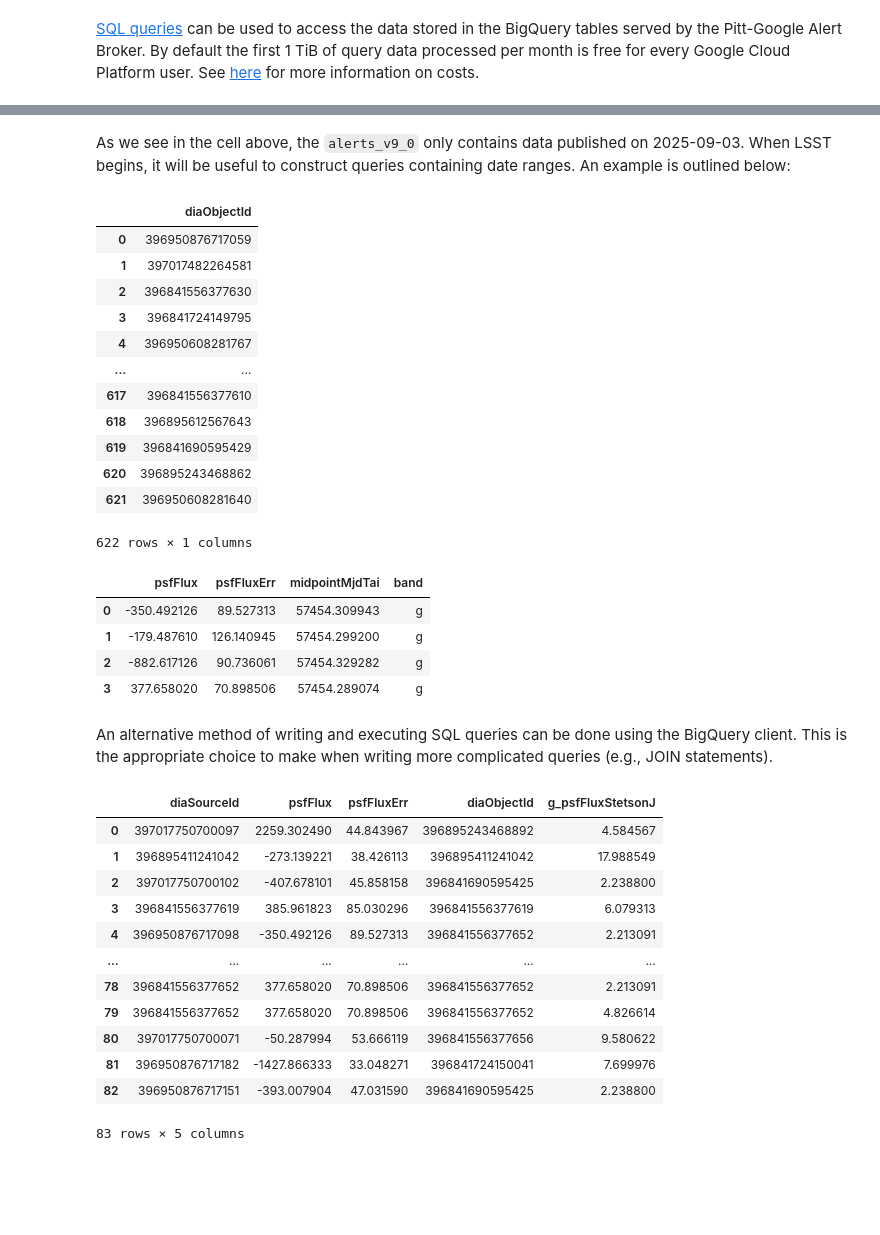
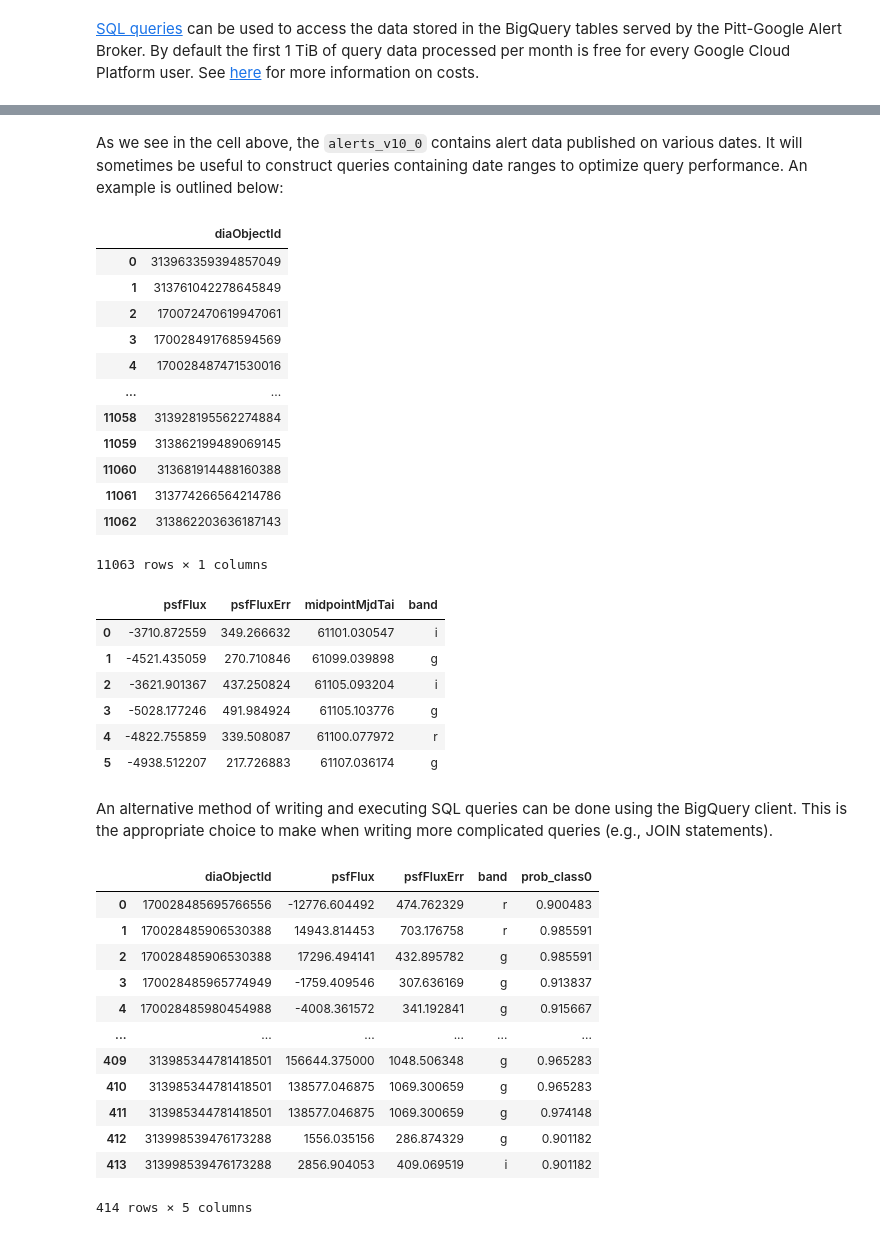
Before and after one commit to mwvgroup/pittgoogle-user-demos, a Jupyter notebook: bigquery/access_lsst_data.ipynb, the cells around one changed output, grey strips where cells are left out. Cells and saved outputs as stored; diff of their text form; code cells hidden in the pictures; blank space fills up the shorter version.

Commit message:
Update BigQuery notebook (#36)
* update resource names and query examples

* add prerequisites

```diff
--- a/bigquery/access_simulated_lsst_data.ipynb
+++ b/bigquery/access_lsst_data.ipynb
@@ -135,68 +156,72 @@ alerts_tbl.query(columns=["DISTINCT(DATE(kafkaPublishTimestamp))"])
 # %% [markdown]
-As we see in the cell above, the `alerts_v9_0` only contains data published on 2025-09-03. When LSST begins, it will be useful to construct queries containing date ranges. An example is outlined below:
+As we see in the cell above, the `alerts_v10_0` contains alert data published on various dates. It will sometimes be useful to construct queries containing date ranges to optimize query performance. An example is outlined below:
 # %%
 column = ["DISTINCT(diaObject.diaObjectId)"]
-where = 'DATE(kafkaPublishTimestamp) BETWEEN "2025-09-01" AND "2025-09-05"'
+where = 'DATE(kafkaPublishTimestamp) BETWEEN "2026-02-28" AND "2026-03-08"'
 alerts_tbl.query(columns=column, where=where)
 # %% [output]
 |  | diaObjectId |
-| 0 | 396950876717059 |
-| 1 | 397017482264581 |
-| 2 | 396841556377630 |
-| 3 | 396841724149795 |
-| 4 | 396950608281767 |
+| 0 | 313963359394857049 |
+| 1 | 313761042278645849 |
+| 2 | 170072470619947061 |
+| 3 | 170028491768594569 |
+| 4 | 170028487471530016 |
 | ... | ... |
-| 617 | 396841556377610 |
-| 618 | 396895612567643 |
-| 619 | 396841690595429 |
-| 620 | 396895243468862 |
-| 621 | 396950608281640 |
+| 11058 | 313928195562274884 |
+| 11059 | 313862199489069145 |
+| 11060 | 313681914488160388 |
+| 11061 | 313774266564214786 |
+| 11062 | 313862203636187143 |
-622 rows × 1 columns
+11063 rows × 1 columns
 # %%
 # define query parameters
 column = ["diaSource.psfFlux, diaSource.psfFluxErr, diaSource.midpointMjdTai, diaSource.band"]
-where = 'DATE(kafkaPublishTimestamp) = "2025-09-03" AND diaObject.diaObjectId = 396841556377652'
+where = 'DATE(kafkaPublishTimestamp) BETWEEN "2026-02-28" AND "2026-03-08" AND diaObject.diaObjectId = 313761042278645849'
 
 # execute query
 photometry = alerts_tbl.query(columns=column, where=where)
 photometry
 # %% [output]
 |  | psfFlux | psfFluxErr | midpointMjdTai | band |
-| 0 | -350.492126 | 89.527313 | 57454.309943 | g |
-| 1 | -179.487610 | 126.140945 | 57454.299200 | g |
-| 2 | -882.617126 | 90.736061 | 57454.329282 | g |
-| 3 | 377.658020 | 70.898506 | 57454.289074 | g |
+| 0 | -3710.872559 | 349.266632 | 61101.030547 | i |
+| 1 | -4521.435059 | 270.710846 | 61099.039898 | g |
+| 2 | -3621.901367 | 437.250824 | 61105.093204 | i |
+| 3 | -5028.177246 | 491.984924 | 61105.103776 | g |
+| 4 | -4822.755859 | 339.508087 | 61100.077972 | r |
+| 5 | -4938.512207 | 217.726883 | 61107.036174 | g |
 # %% [markdown]
 An alternative method of writing and executing SQL queries can be done using the BigQuery client. This is the appropriate choice to make when writing more complicated queries (e.g., JOIN statements).
 # %%
 bqclient = pittgoogle.bigquery.Client() # load the BigQuery client
 
 sql_query = f"""
 SELECT
-  alerts.diaSourceId,
+  alerts.diaObject.diaObjectId,
   alerts.diaSource.psfFlux AS psfFlux,
   alerts.diaSource.psfFluxErr AS psfFluxErr,
-  alerts.diaObject.diaObjectId,
-  var.g_psfFluxStetsonJ
-FROM `{pgb_project}.lsst_simulated.alerts_v9_0` AS alerts
-INNER JOIN `{pgb_project}.lsst_simulated.variability` AS var
-  ON alerts.diaObject.diaObjectId = var.diaObjectId
-WHERE var.g_psfFluxStetsonJ > 2
-  AND var.n_detections_g_band > 3
+  alerts.diaSource.band,
+  snn.prob_class0
+FROM `pitt-alert-broker.lsst.alerts_v10_0` AS alerts
+INNER JOIN `pitt-alert-broker.lsst.supernnova` AS snn
+  ON alerts.diaObject.diaObjectId = snn.diaObjectId
+WHERE
+  snn.prob_class0 > 0.9
+  AND (DATE(alerts.kafkaPublishTimestamp) BETWEEN "2026-02-28" AND "2026-03-08")
+ORDER BY alerts.diaSource.diaObjectId
 """
 
 bqclient.query(query=sql_query)
 # %% [output]
-|  | diaSourceId | psfFlux | psfFluxErr | diaObjectId | g_psfFluxStetsonJ |
-| 0 | 397017750700097 | 2259.302490 | 44.843967 | 396895243468892 | 4.584567 |
-| 1 | 396895411241042 | -273.139221 | 38.426113 | 396895411241042 | 17.988549 |
-| 2 | 397017750700102 | -407.678101 | 45.858158 | 396841690595425 | 2.238800 |
-| 3 | 396841556377619 | 385.961823 | 85.030296 | 396841556377619 | 6.079313 |
-| 4 | 396950876717098 | -350.492126 | 89.527313 | 396841556377652 | 2.213091 |
+|  | diaObjectId | psfFlux | psfFluxErr | band | prob_class0 |
+| 0 | 170028485695766556 | -12776.604492 | 474.762329 | r | 0.900483 |
+| 1 | 170028485906530388 | 14943.814453 | 703.176758 | r | 0.985591 |
+| 2 | 170028485906530388 | 17296.494141 | 432.895782 | g | 0.985591 |
+| 3 | 170028485965774949 | -1759.409546 | 307.636169 | g | 0.913837 |
+| 4 | 170028485980454988 | -4008.361572 | 341.192841 | g | 0.915667 |
 | ... | ... | ... | ... | ... | ... |
-| 78 | 396841556377652 | 377.658020 | 70.898506 | 396841556377652 | 2.213091 |
-| 79 | 396841556377652 | 377.658020 | 70.898506 | 396841556377652 | 4.826614 |
-| 80 | 397017750700071 | -50.287994 | 53.666119 | 396841556377656 | 9.580622 |
-| 81 | 396950876717182 | -1427.866333 | 33.048271 | 396841724150041 | 7.699976 |
-| 82 | 396950876717151 | -393.007904 | 47.031590 | 396841690595425 | 2.238800 |
+| 409 | 313985344781418501 | 156644.375000 | 1048.506348 | g | 0.965283 |
+| 410 | 313985344781418501 | 138577.046875 | 1069.300659 | g | 0.965283 |
+| 411 | 313985344781418501 | 138577.046875 | 1069.300659 | g | 0.974148 |
+| 412 | 313998539476173288 | 1556.035156 | 286.874329 | g | 0.901182 |
+| 413 | 313998539476173288 | 2856.904053 | 409.069519 | i | 0.901182 |
-83 rows × 5 columns
+414 rows × 5 columns
```
Also changed, not shown: parts of 9 cells of this notebook.
